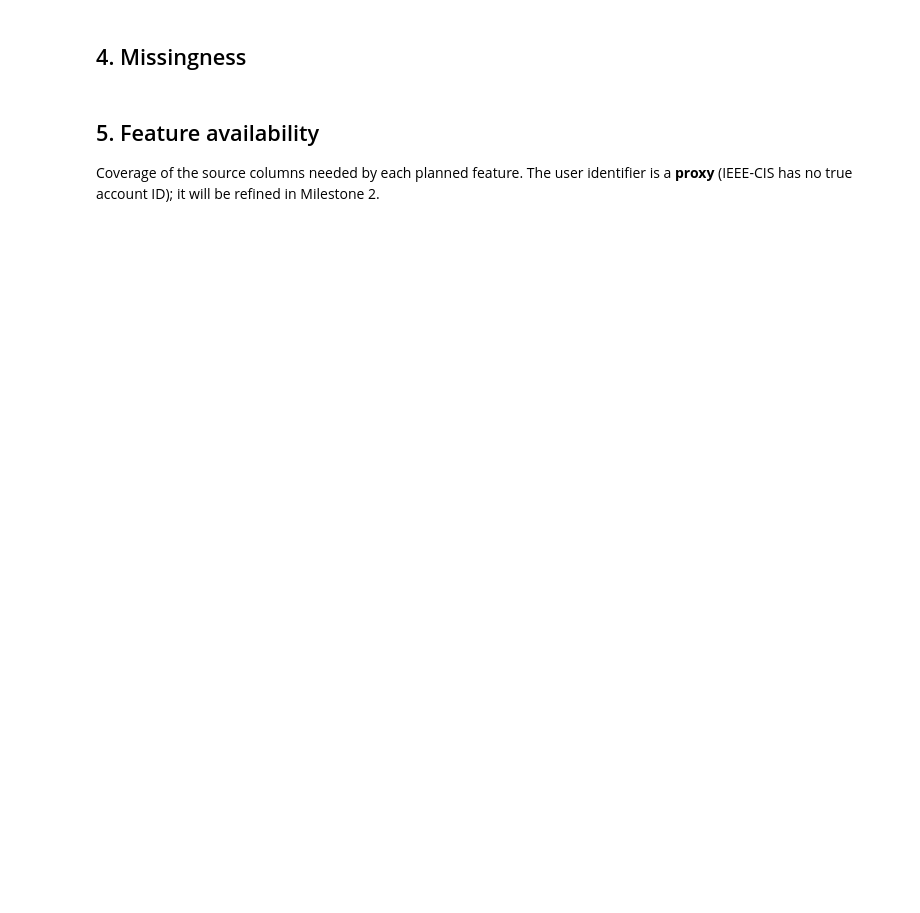
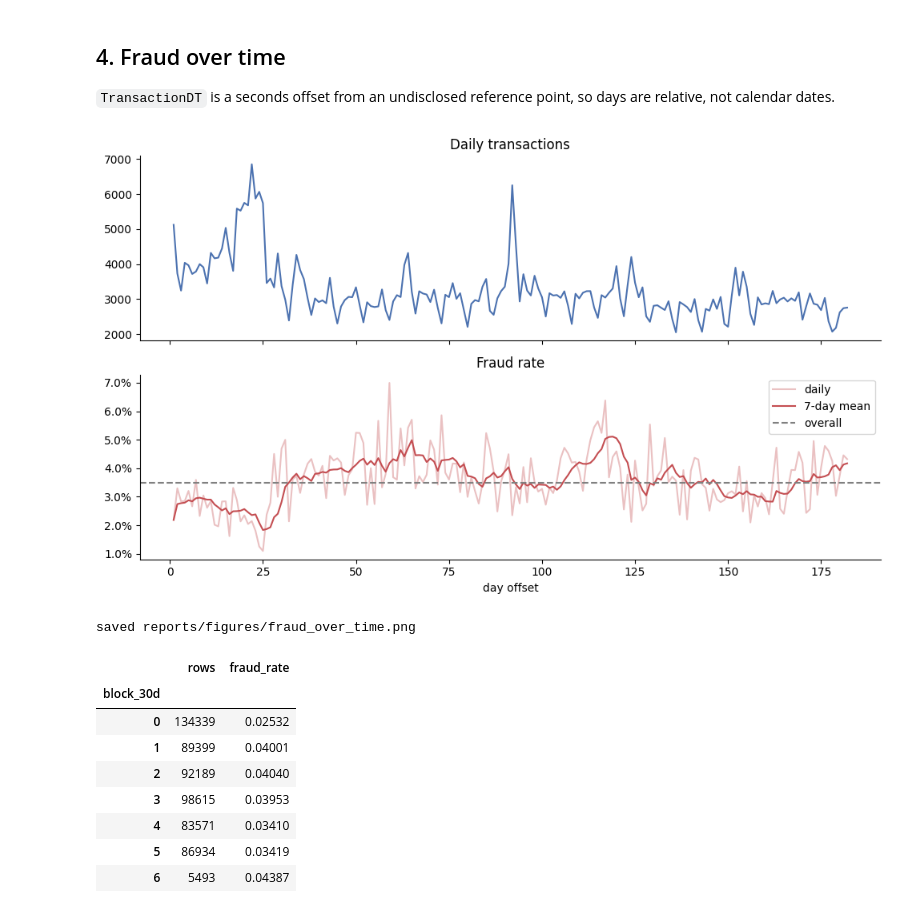
Before and after one commit to manojkumargudge/real-time-fraud-detection-platform, a Jupyter notebook: notebooks/01_eda.ipynb, the cells around one changed output. Cells and saved outputs as stored; diff of their text form; code cells hidden in the pictures; blank space fills up the shorter version.

```diff
--- a/notebooks/01_eda.ipynb
+++ b/notebooks/01_eda.ipynb
@@ -63,14 +137,33 @@ train/validation/test split rather than a random split.
+# %% [markdown]
+## 4. Fraud over time
+
+`TransactionDT` is a seconds offset from an undisclosed reference point, so days are relative, not calendar dates.
 # %%
 day = (df["TransactionDT"] // 86400).astype(int).rename("day")
 daily = df.groupby(day)[LABEL].agg(transactions="size", fraud_rate="mean")
-metrics["days_covered"] = int(day.max() - day.min() + 1)
-metrics["daily_fraud_rate_min"] = round(float(daily["fraud_rate"].min()), 5)
-metrics["daily_fraud_rate_max"] = round(float(daily["fraud_rate"].max()), 5)
-
 fig, axes = plt.subplots(2, 1, figsize=(10, 6), sharex=True)
-daily["transactions"].plot(ax=axes[0], title="Daily transactions")
-daily["fraud_rate"].rolling(7, min_periods=1).mean().plot(ax=axes[1], title="Fraud rate (7-day mean)")
+axes[0].plot(daily.index, daily["transactions"], color=LEGIT)
+axes[0].set_title("Daily transactions")
+axes[1].plot(daily.index, daily["fraud_rate"], color=FRAUD, alpha=0.35, label="daily")
+axes[1].plot(daily.index, daily["fraud_rate"].rolling(7, min_periods=1).mean(), color=FRAUD,
+             label="7-day mean")
+axes[1].axhline(df[LABEL].mean(), ls="--", color="grey", label="overall")
+axes[1].yaxis.set_major_formatter(PercentFormatter(1))
+axes[1].set_title("Fraud rate")
 axes[1].set_xlabel("day offset")
-plt.tight_layout(); plt.savefig(FIGURES / "fraud_over_time.png", dpi=120); plt.show()
+axes[1].legend()
+save(fig, "fraud_over_time.png")
+block = ((day - day.min()) // 30).rename("block_30d")
+df.groupby(block)[LABEL].agg(rows="size", fraud_rate="mean").round(5)
+# %% [output]
+[figure, added]
+saved reports/figures/fraud_over_time.png
+|  | rows | fraud_rate |
+| block_30d |  |  |
+| 0 | 134339 | 0.02532 |
+| 1 | 89399 | 0.04001 |
+| 2 | 92189 | 0.04040 |
+| 3 | 98615 | 0.03953 |
+| 4 | 83571 | 0.03410 |
+| 5 | 86934 | 0.03419 |
+| 6 | 5493 | 0.04387 |
-# %% [markdown]
-## 4. Missingness
@@ -90,5 +169,0 @@ df[key_cols].isna().groupby(df[LABEL]).mean().T.rename(columns={0: "legit", 1: "
-# %% [markdown]
-## 5. Feature availability
-
-Coverage of the source columns needed by each planned feature. The user identifier is a
-**proxy** (IEEE-CIS has no true account ID); it will be refined in Milestone 2.
```
Also changed, not shown: parts of 27 cells of this notebook, 17 other files.
